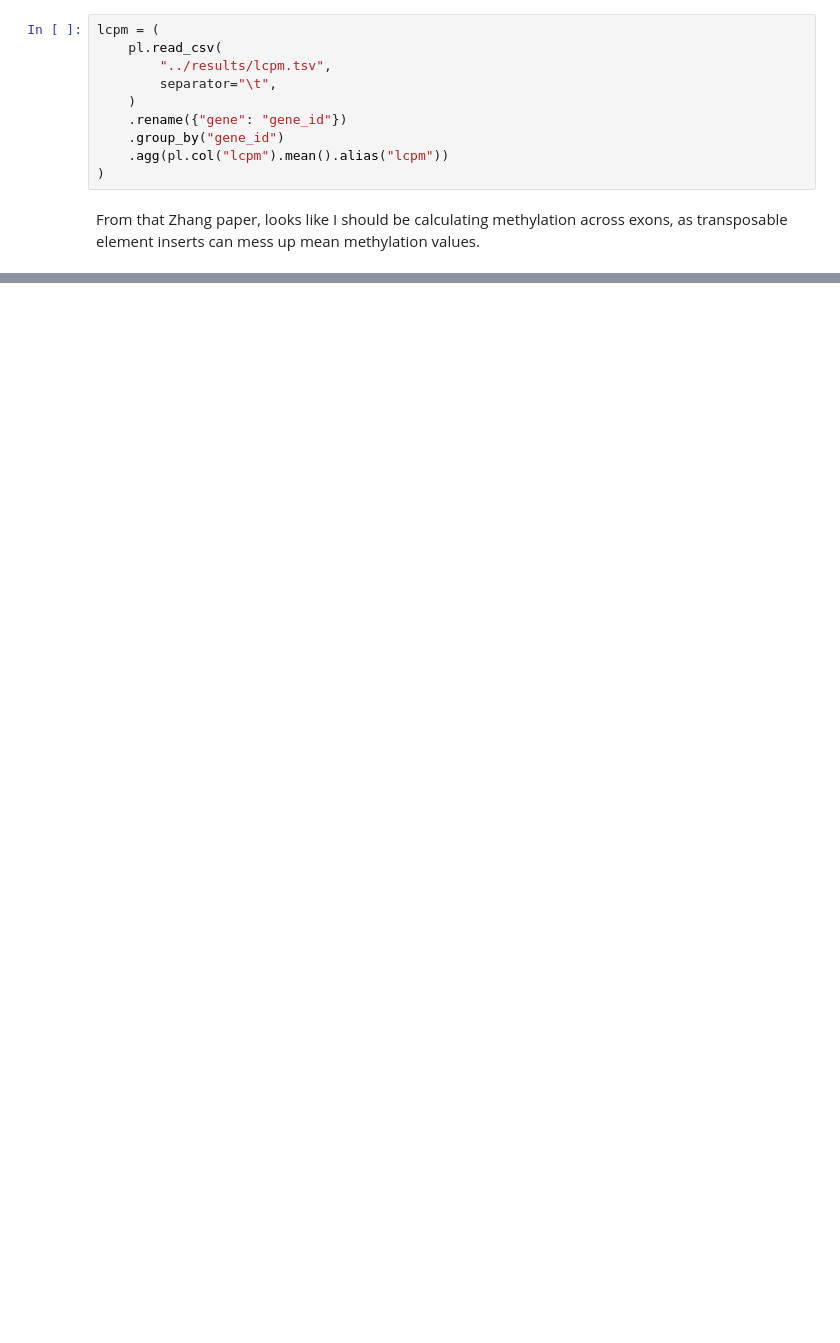
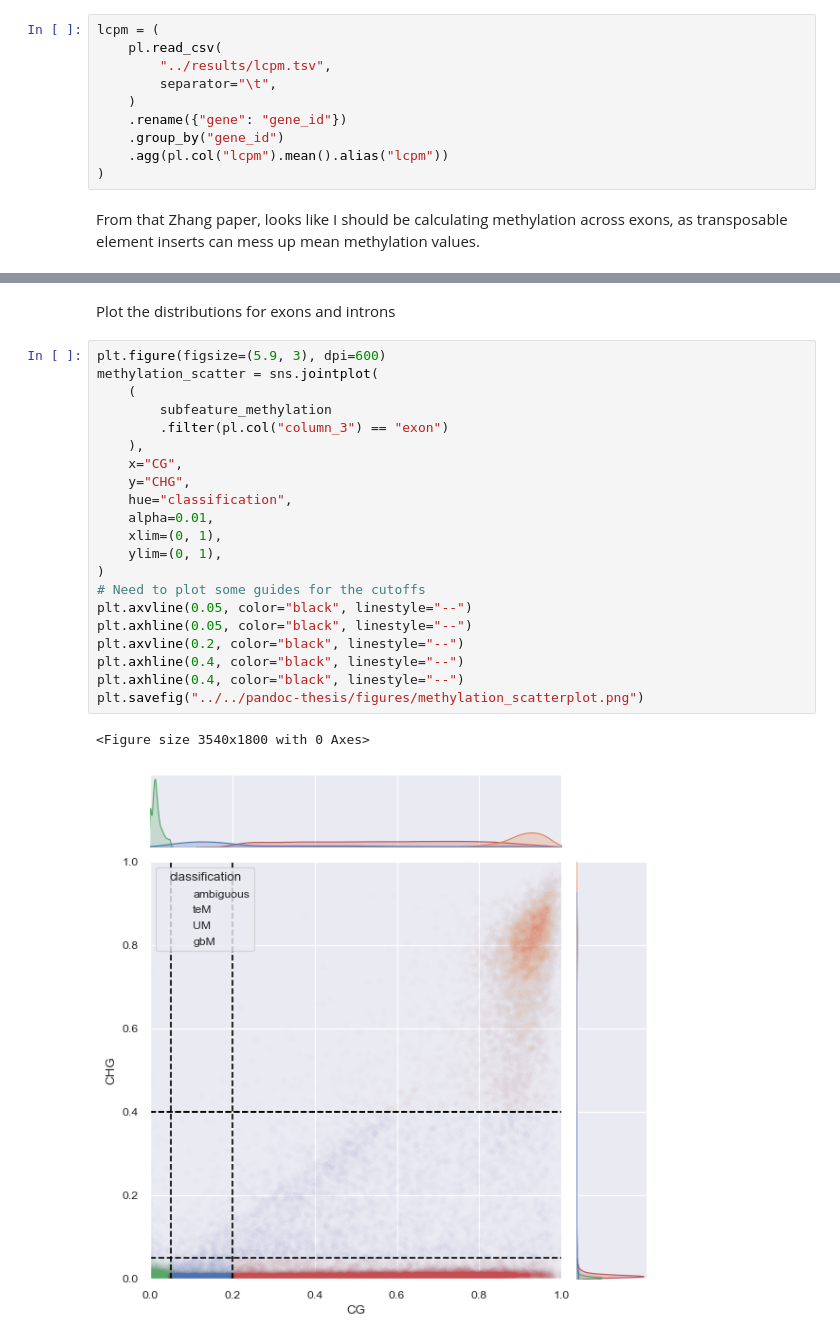
Before and after one commit to SwiftSeal/sver54_assembly, a Jupyter notebook: analysis/methylation_analysis.ipynb, the cells around one changed output, grey strips where cells are left out. Drawn from its saved outputs; the diff is of its cells as text; blank space fills up the shorter version.

```diff
--- a/analysis/methylation_analysis.ipynb
+++ b/analysis/methylation_analysis.ipynb
@@ -112,0 +154,26 @@ g.plot_marginals(sns.histplot)
+# %% [markdown]
+Plot the distributions for exons and introns
+# %%
+plt.figure(figsize=(5.9, 3), dpi=600)
+methylation_scatter = sns.jointplot(
+    (
+        subfeature_methylation
+        .filter(pl.col("column_3") == "exon")
+    ),
+    x="CG",
+    y="CHG",
+    hue="classification",
+    alpha=0.01,
+    xlim=(0, 1),
+    ylim=(0, 1),
+)
+# Need to plot some guides for the cutoffs
+plt.axvline(0.05, color="black", linestyle="--")
+plt.axhline(0.05, color="black", linestyle="--")
+plt.axvline(0.2, color="black", linestyle="--")
+plt.axhline(0.4, color="black", linestyle="--")
+plt.axhline(0.4, color="black", linestyle="--")
+plt.savefig("../../pandoc-thesis/figures/methylation_scatterplot.png")
+# %% [output]
+<Figure size 3540x1800 with 0 Axes>
+[figure, added]
```
Also changed, not shown: parts of 6 cells of this notebook, 2 other files.
